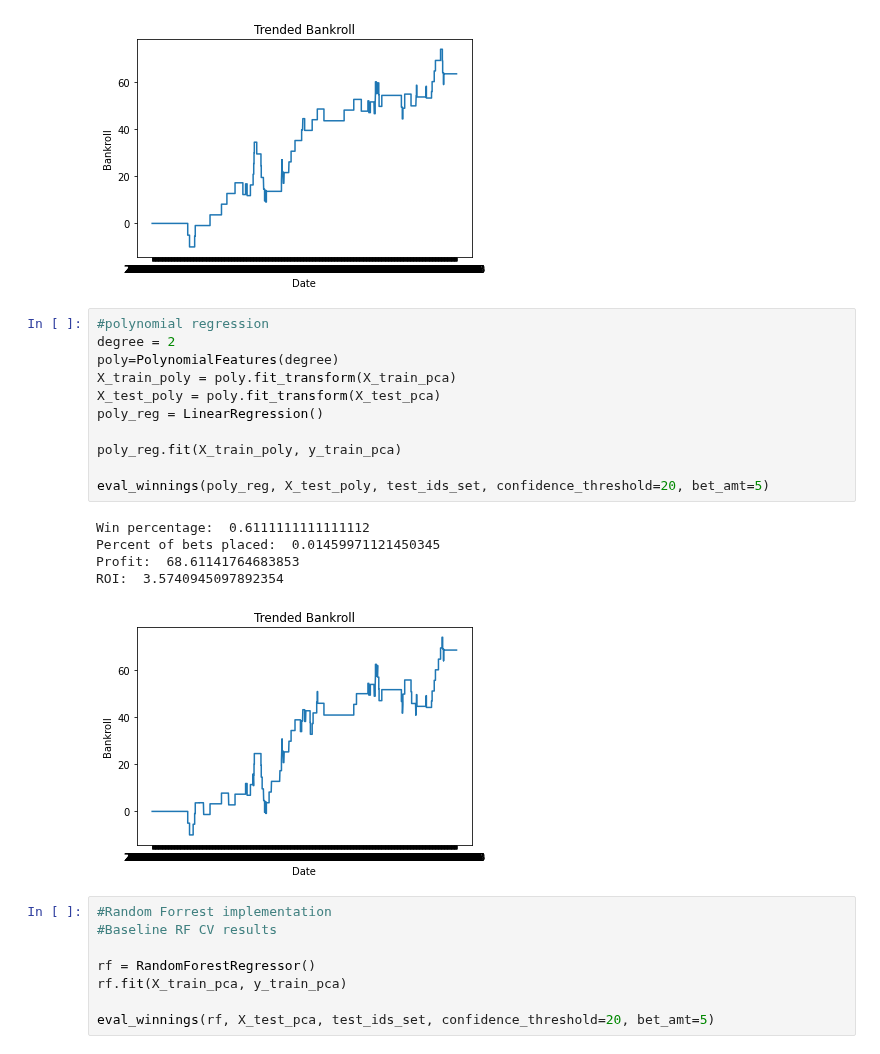
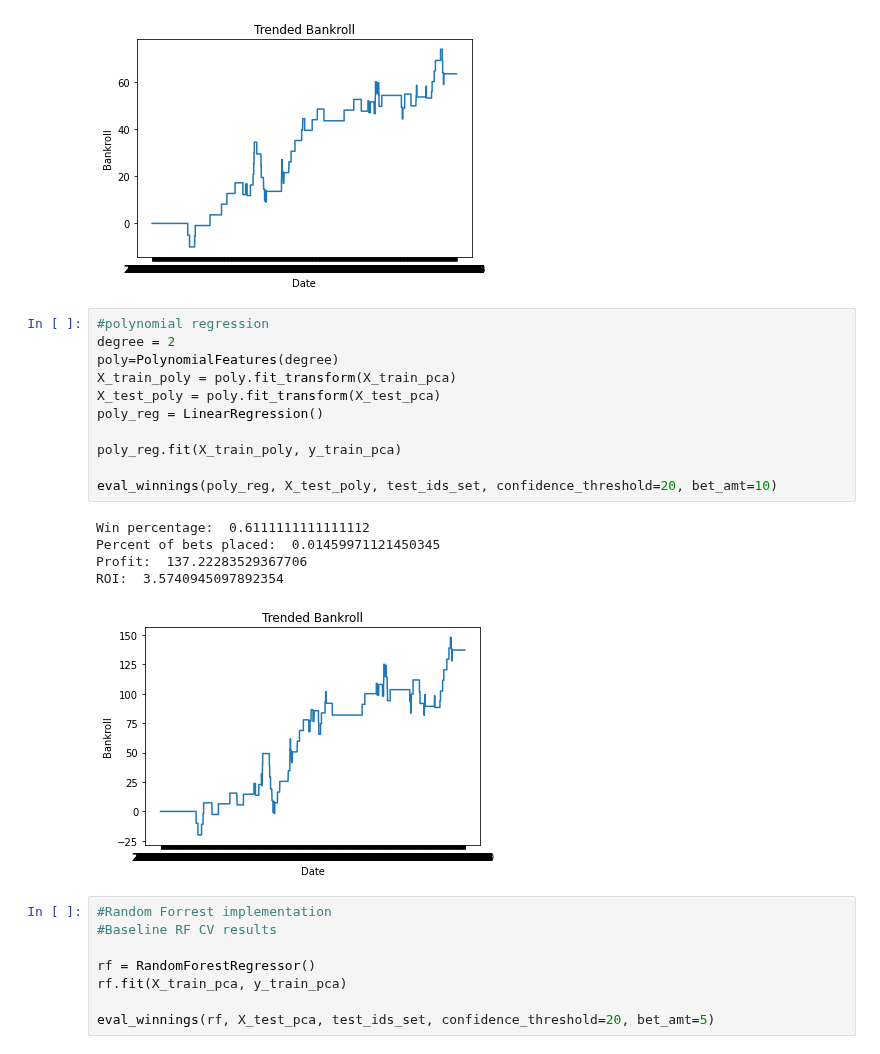
Before and after one commit to jnshzk/nba_beating_the_spread, a Jupyter notebook: models_v3.ipynb, the cells around one changed output. Cells and saved outputs as stored; diff of their text form.

```diff
--- a/models_v3.ipynb
+++ b/models_v3.ipynb
@@ -482,20 +482,20 @@ ROI:  3.241756847451573
 # %%
 #polynomial regression
 degree = 2
 poly=PolynomialFeatures(degree)
 X_train_poly = poly.fit_transform(X_train_pca)
 X_test_poly = poly.fit_transform(X_test_pca)
 poly_reg = LinearRegression()
 
 poly_reg.fit(X_train_poly, y_train_pca)
 
-eval_winnings(poly_reg, X_test_poly, test_ids_set, confidence_threshold=20, bet_amt=5)
+eval_winnings(poly_reg, X_test_poly, test_ids_set, confidence_threshold=20, bet_amt=10)
 # %% [output]
 Win percentage:  0.6111111111111112
 Percent of bets placed:  0.01459971121450345
-Profit:  68.61141764683853
+Profit:  137.22283529367706
 ROI:  3.5740945097892354
-[figure, old version]
+[figure, new version]
 # %%
 #Random Forrest implementation
 #Baseline RF CV results
```
Also changed, not shown: 12 other files.
